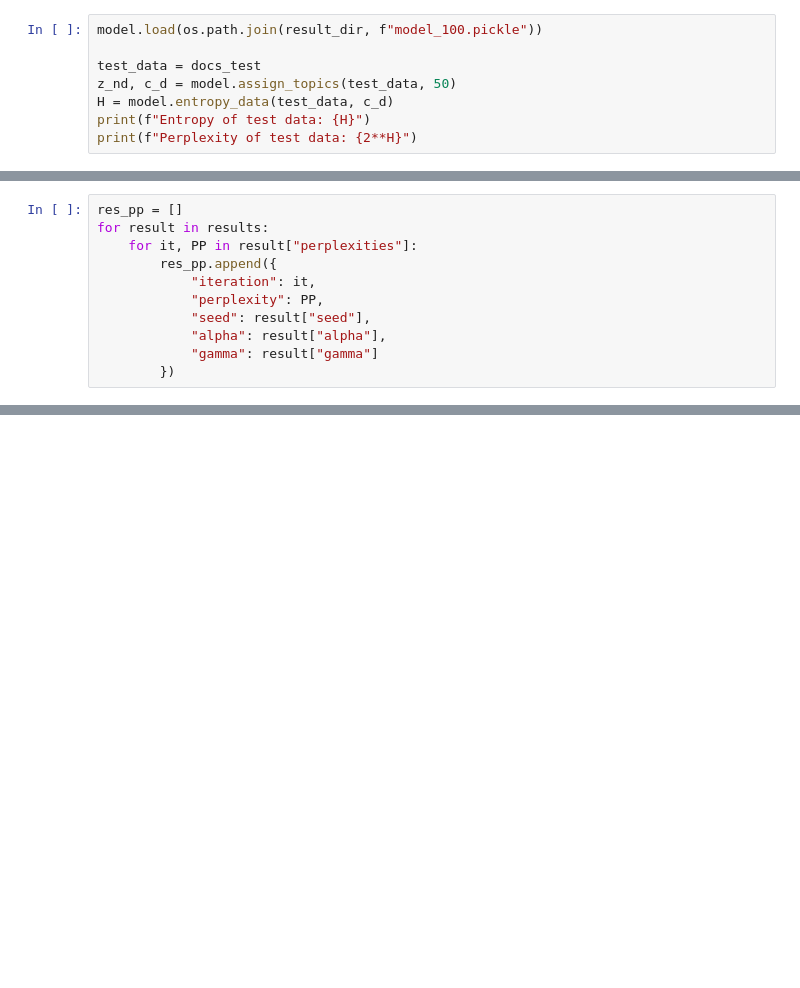
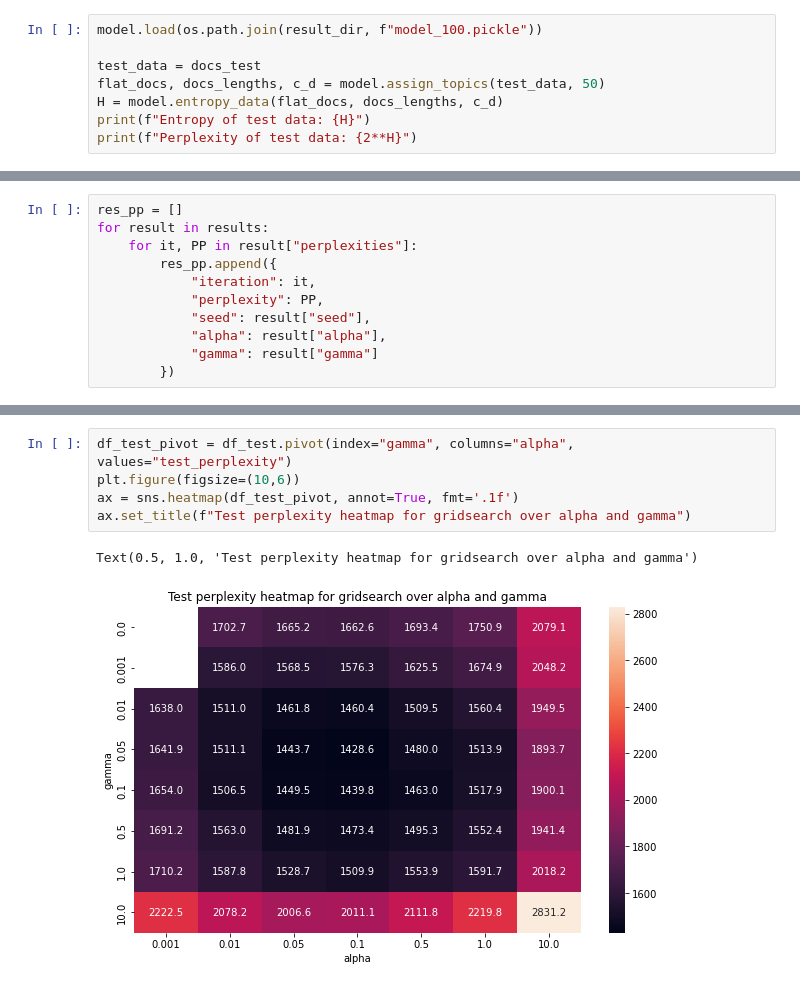
Before and after one commit to kukas/lda_topic_modeling, a Jupyter notebook: latent_dirichlet_allocation.ipynb, the cells around one changed output, grey strips where cells are left out. Drawn from its saved outputs; the diff is of its cells as text; blank space fills up the shorter version.

```diff
--- a/latent_dirichlet_allocation.ipynb
+++ b/latent_dirichlet_allocation.ipynb
@@ -241,8 +261,8 @@ Preprocess the test data in the same way as the training data. For filtration, u
 model.load(os.path.join(result_dir, f"model_100.pickle"))
 
 test_data = docs_test
-z_nd, c_d = model.assign_topics(test_data, 50)
-H = model.entropy_data(test_data, c_d)
+flat_docs, docs_lengths, c_d = model.assign_topics(test_data, 50)
+H = model.entropy_data(flat_docs, docs_lengths, c_d)
 print(f"Entropy of test data: {H}")
 print(f"Perplexity of test data: {2**H}")
 # %% [output]
@@ -391,0 +441,8 @@ sns.heatmap(df_last, annot=True)
+# %%
+df_test_pivot = df_test.pivot(index="gamma", columns="alpha", values="test_perplexity")
+plt.figure(figsize=(10,6))
+ax = sns.heatmap(df_test_pivot, annot=True, fmt='.1f')
+ax.set_title(f"Test perplexity heatmap for gridsearch over alpha and gamma")
+# %% [output]
+Text(0.5, 1.0, 'Test perplexity heatmap for gridsearch over alpha and gamma')
+[figure, added]
```
Also changed, not shown: parts of 25 cells of this notebook, 1 other file.
